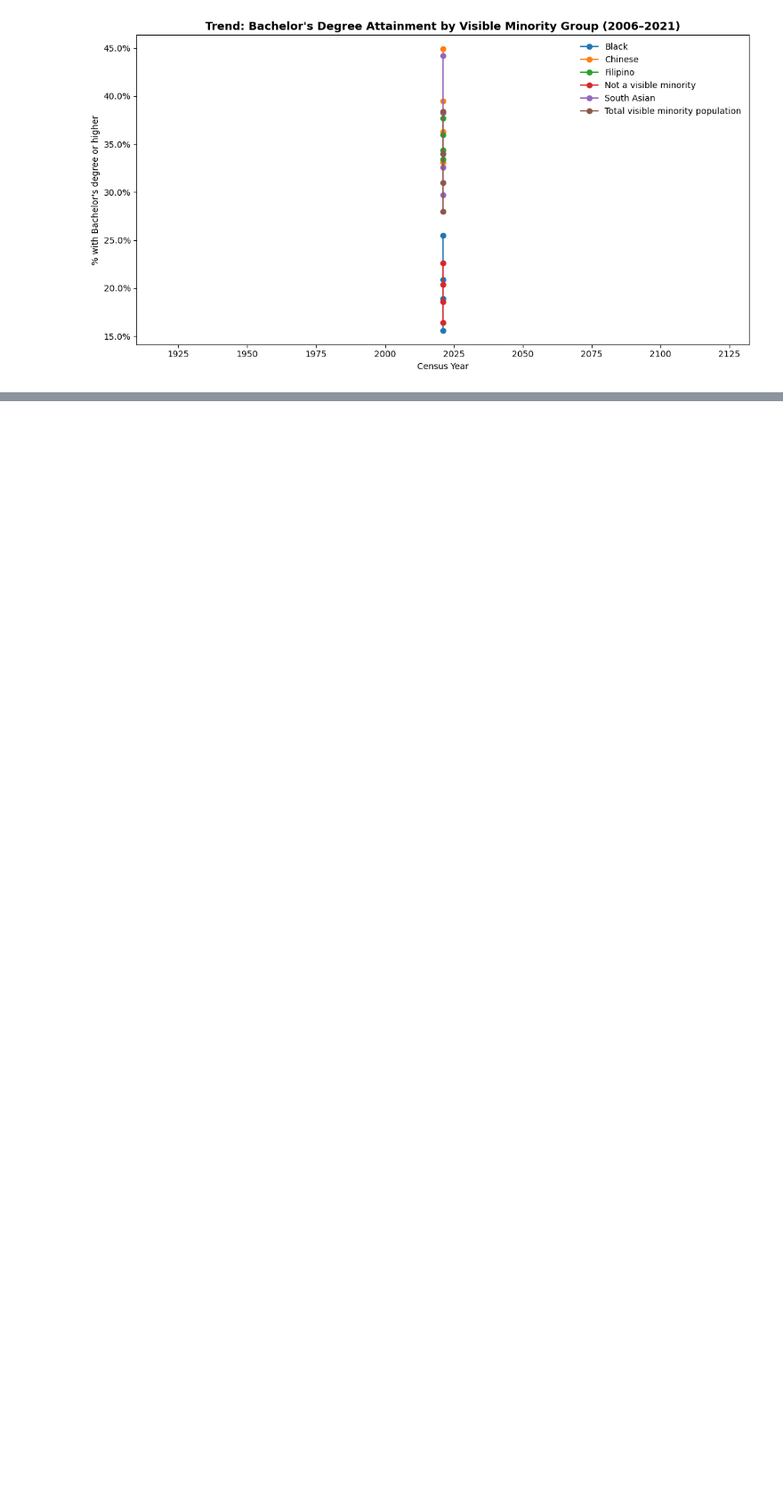
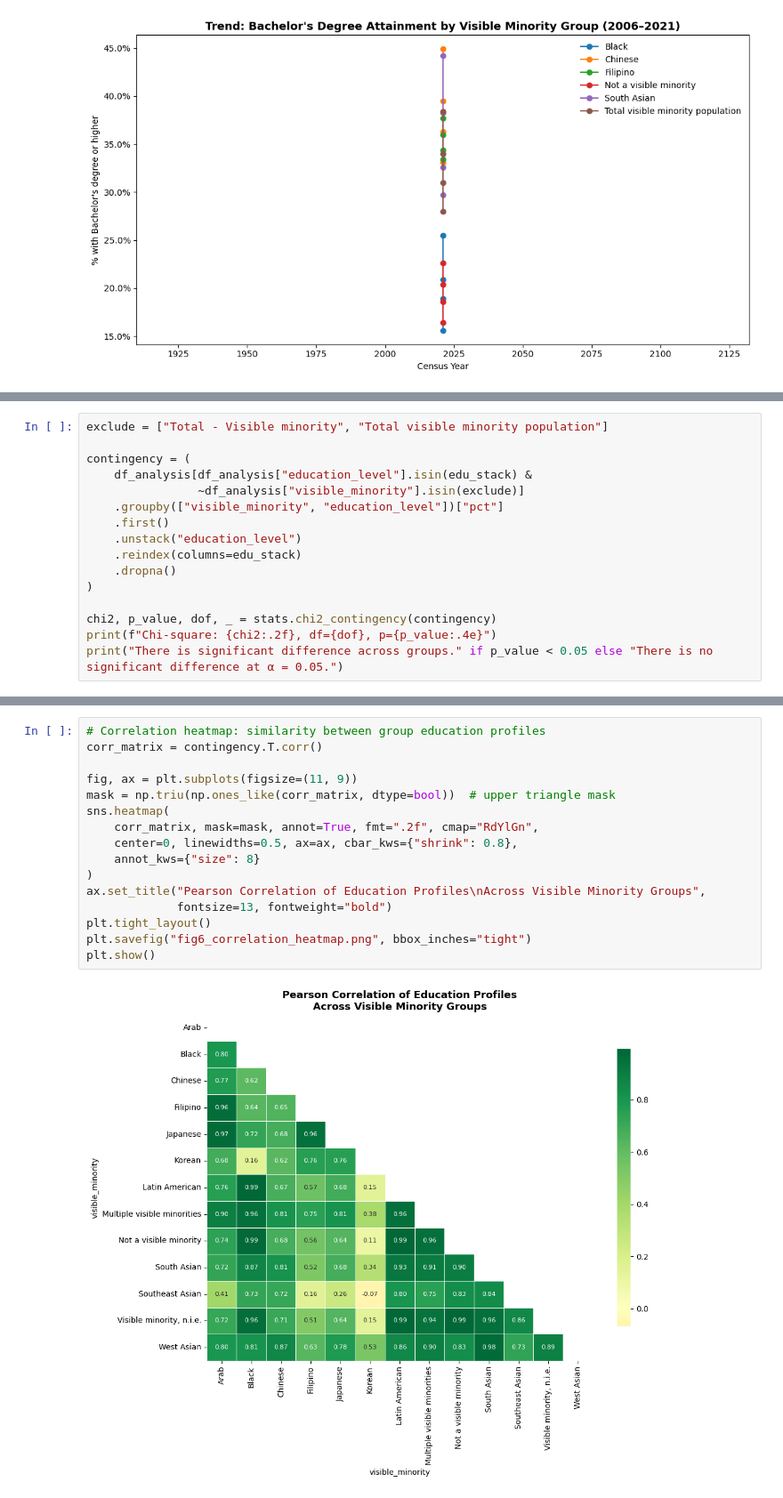
Before and after one commit to Jenniferonyebuchi/migrant-education-analysis, a Jupyter notebook: notebook/migrant_education_analysis.ipynb, the cells around one changed output, grey strips where cells are left out. Shown at 89% size. Saved outputs shown, nothing was run; the diff lists cells and outputs as text; blank space fills up the shorter version.

Commit message:
Add # Correlation heatmap: similarity between group education profiles to eda file

```diff
--- a/notebook/migrant_education_analysis.ipynb
+++ b/notebook/migrant_education_analysis.ipynb
@@ -436,0 +442,16 @@ plt.show()
+# %%
+exclude = ["Total - Visible minority", "Total visible minority population"]
+
+contingency = (
+    df_analysis[df_analysis["education_level"].isin(edu_stack) &
+                ~df_analysis["visible_minority"].isin(exclude)]
+    .groupby(["visible_minority", "education_level"])["pct"]
+    .first()
+    .unstack("education_level")
+    .reindex(columns=edu_stack)
+    .dropna()
+)
+
+chi2, p_value, dof, _ = stats.chi2_contingency(contingency)
+print(f"Chi-square: {chi2:.2f}, df={dof}, p={p_value:.4e}")
+print("There is significant difference across groups." if p_value < 0.05 else "There is no significant difference at α = 0.05.")
@@ -436,0 +461,18 @@ plt.show()
+# %%
+# Correlation heatmap: similarity between group education profiles
+corr_matrix = contingency.T.corr()
+
+fig, ax = plt.subplots(figsize=(11, 9))
+mask = np.triu(np.ones_like(corr_matrix, dtype=bool))  # upper triangle mask
+sns.heatmap(
+    corr_matrix, mask=mask, annot=True, fmt=".2f", cmap="RdYlGn",
+    center=0, linewidths=0.5, ax=ax, cbar_kws={"shrink": 0.8},
+    annot_kws={"size": 8}
+)
+ax.set_title("Pearson Correlation of Education Profiles\nAcross Visible Minority Groups",
+             fontsize=13, fontweight="bold")
+plt.tight_layout()
+plt.savefig("fig6_correlation_heatmap.png", bbox_inches="tight")
+plt.show()
+# %% [output]
+[figure, added]
```
Also changed, not shown: parts of 2 cells of this notebook.
